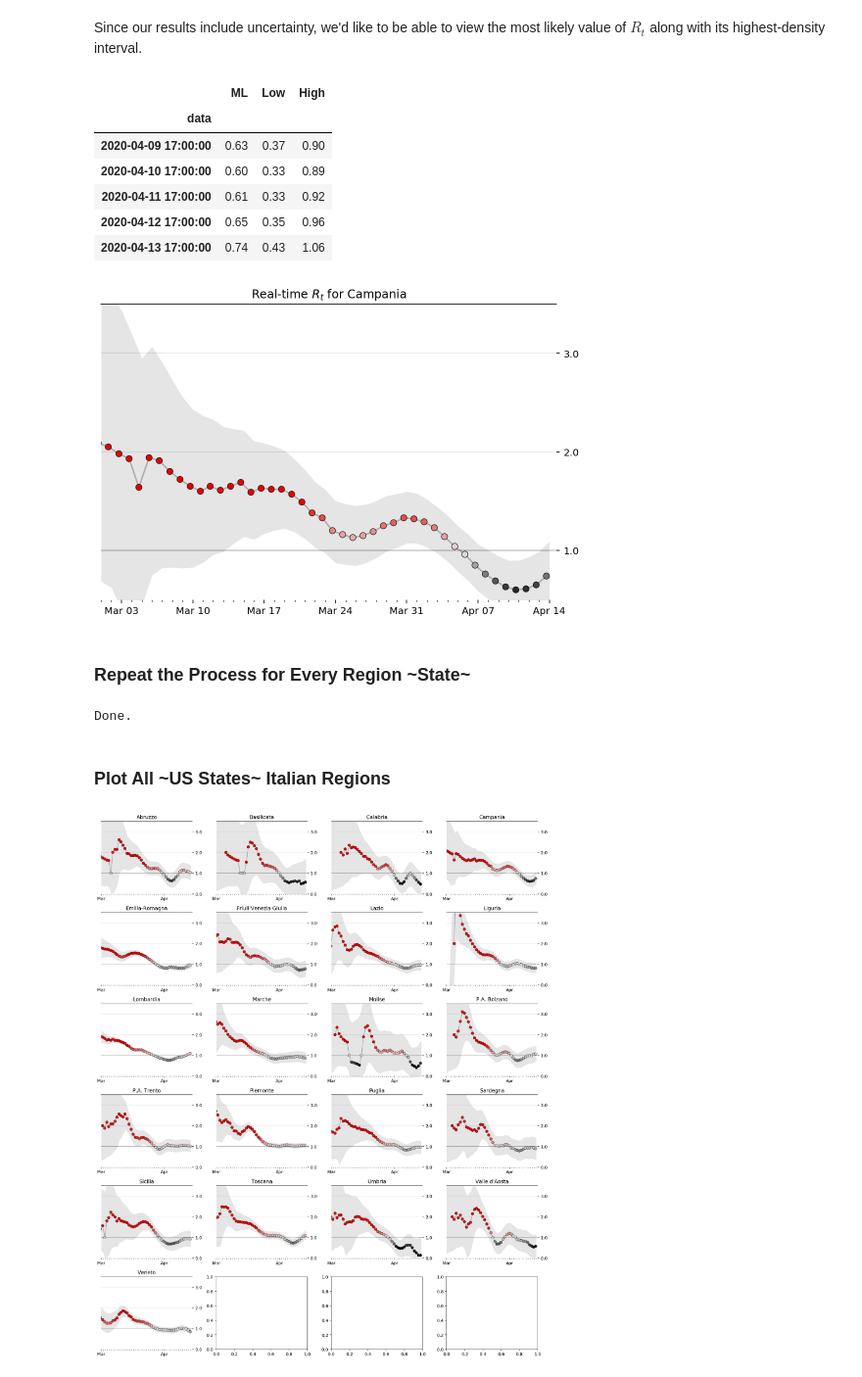
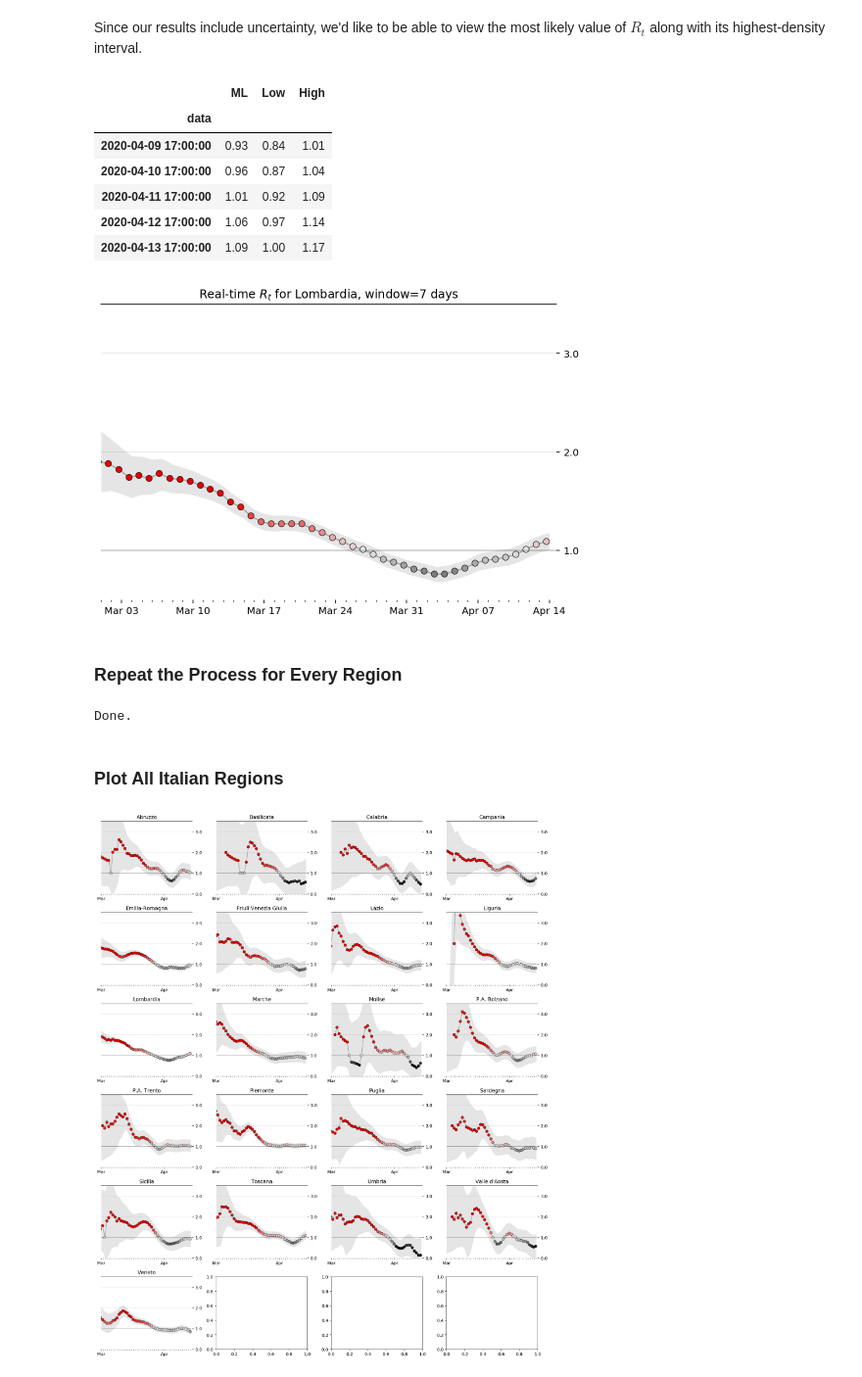
Before and after one commit to mlarocca/covid-19, a Jupyter notebook: Realtime R0.ipynb, the cells around one changed output. Shown at 98% size. Saved outputs shown, nothing was run; the diff lists cells and outputs as text; code cells hidden in the pictures.

```diff
--- a/Realtime R0.ipynb
+++ b/Realtime R0.ipynb
@@ -282,7 +282,7 @@ Taking a look at the state, we need to start the analysis when there are a consi
 
 Also, case reporting is very erratic based on testing backlogs, etc. To get the best view of the 'true' data we can, I've applied a gaussian filter to the time series. This is obviously an arbitrary choice, but you'd imagine the real world process is not nearly as stochastic as the actual reporting.
 # %%
-region_name = 'Campania'
+region_name = 'Lombardia'
 
 def prepare_cases(cases):
     new_cases = cases.diff()
@@ -389,11 +389,11 @@ result.tail()
 # %% [output]
 |  | ML | Low | High |
 | data |  |  |  |
-| 2020-04-09 17:00:00 | 0.63 | 0.37 | 0.90 |
-| 2020-04-10 17:00:00 | 0.60 | 0.33 | 0.89 |
-| 2020-04-11 17:00:00 | 0.61 | 0.33 | 0.92 |
-| 2020-04-12 17:00:00 | 0.65 | 0.35 | 0.96 |
-| 2020-04-13 17:00:00 | 0.74 | 0.43 | 1.06 |
+| 2020-04-09 17:00:00 | 0.93 | 0.84 | 1.01 |
+| 2020-04-10 17:00:00 | 0.96 | 0.87 | 1.04 |
+| 2020-04-11 17:00:00 | 1.01 | 0.92 | 1.09 |
+| 2020-04-12 17:00:00 | 1.06 | 0.97 | 1.14 |
+| 2020-04-13 17:00:00 | 1.09 | 1.00 | 1.17 |
 # %%
 def plot_rt(result, ax, region_name):
 
@@ -444,37 +444,37 @@ def plot_rt(result, ax, region_name):
                     zorder=3)
 
     ax.axhline(1.0, c='k', lw=1, label='$R_t=1.0$', alpha=.25);
 
     # Formatting
     ax.xaxis.set_major_locator(mdates.MonthLocator())
     ax.xaxis.set_major_formatter(mdates.DateFormatter('%b'))
     ax.xaxis.set_minor_locator(mdates.DayLocator())
 
     ax.yaxis.set_major_locator(ticker.MultipleLocator(1))
     ax.yaxis.set_major_formatter(ticker.StrMethodFormatter("{x:.1f}"))
     ax.yaxis.tick_right()
     ax.spines['left'].set_visible(False)
     ax.spines['bottom'].set_visible(False)
     ax.spines['right'].set_visible(False)
     ax.margins(0)
     ax.grid(which='major', axis='y', c='k', alpha=.1, zorder=-2)
     ax.margins(0)
     ax.set_ylim(0.0,3.5)
     ax.set_xlim(pd.Timestamp('2020-03-01'), result.index.get_level_values('data')[-1]+pd.Timedelta(days=1))
     fig.set_facecolor('w')
 
 
 fig, ax = plt.subplots(figsize=(600/72,400/72))
 
 plot_rt(result, ax, region_name)
-ax.set_title(f'Real-time $R_t$ for {region_name}')
+ax.set_title(f'Real-time $R_t$ for {region_name}, window=7 days')
 ax.set_ylim(.5,3.5)
 ax.xaxis.set_major_locator(mdates.WeekdayLocator())
 ax.xaxis.set_major_formatter(mdates.DateFormatter('%b %d'))
 # %% [output]
-[figure, old version]
+[figure, new version]
 # %% [markdown]
-### Repeat the Process for Every Region ~State~
+### Repeat the Process for Every Region
 # %%
 results = {}
 
@@ -501,7 +501,7 @@ print('Done.')
 # %% [output]
 Done.
 # %% [markdown]
-### Plot All ~US States~ Italian Regions
+### Plot All Italian Regions
 # %%
 ncols = 4
 nrows = int(np.ceil(len(results) / ncols))
```
Also changed, not shown: parts of 3 cells of this notebook.
